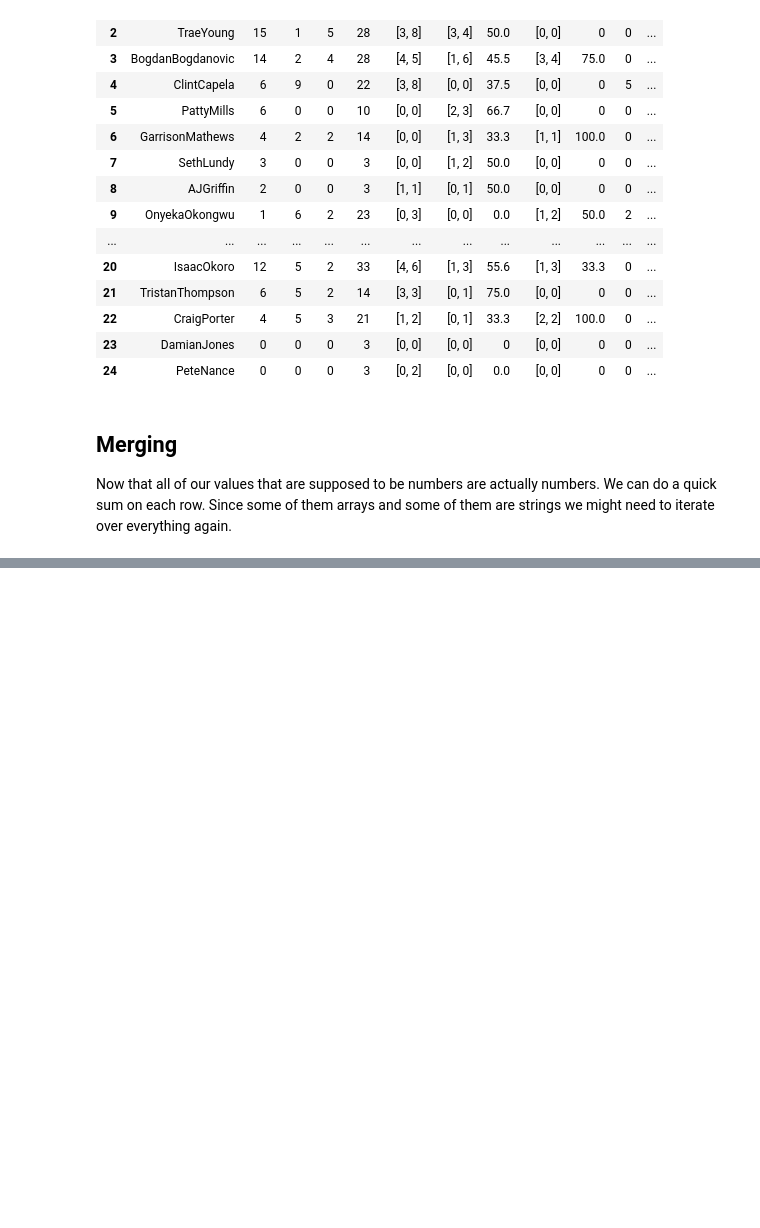
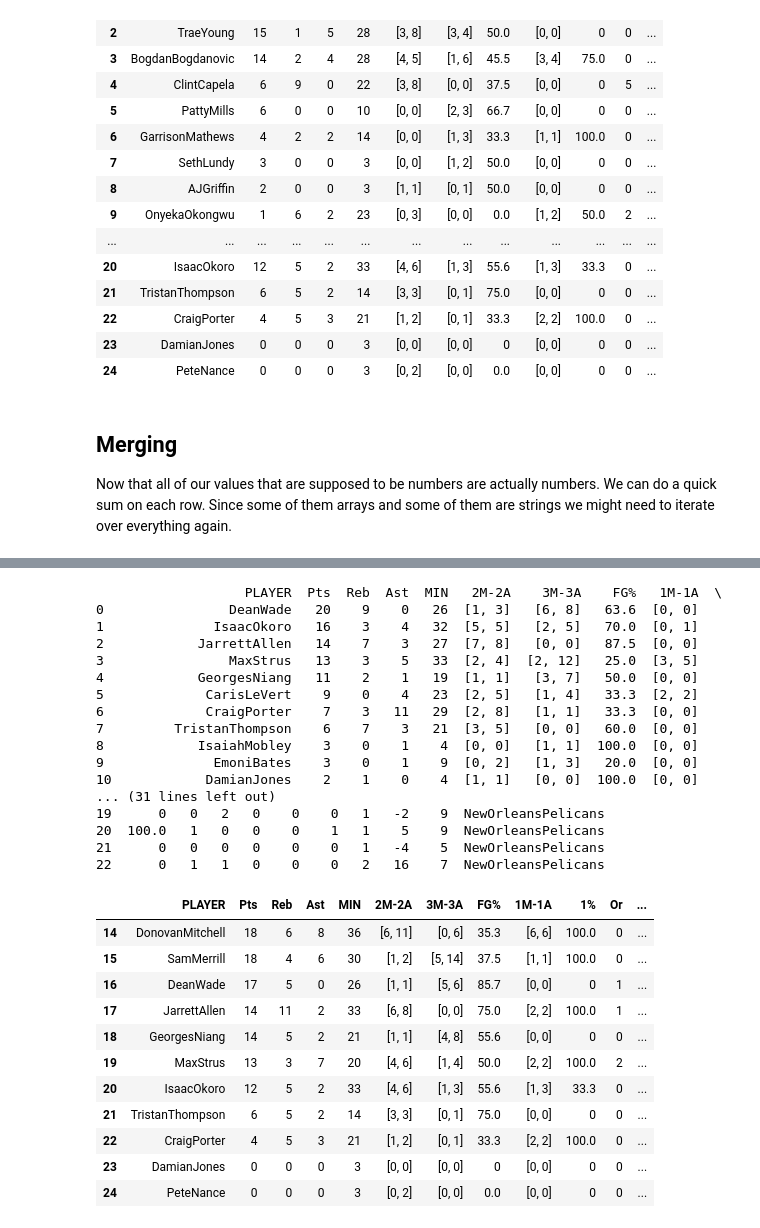
Before and after one commit to flannelmonke/HoopsForecast_Pro, a Jupyter notebook: 2_Data_Preprocessing/Schema_Making.ipynb, the cells around one changed output, grey strips where cells are left out. Cells and saved outputs as stored; diff of their text form; code cells hidden in the pictures; blank space fills up the shorter version.

```diff
--- a/2_Data_Preprocessing/Schema_Making.ipynb
+++ b/2_Data_Preprocessing/Schema_Making.ipynb
@@ -249,0 +296,33 @@ KeyError: 9
+# %%
+def combine(total_df, list_of_df: list[pd.DataFrame]) -> pd.DataFrame:
+    total_df['Games Recorded'] += 1
+    for team in list_of_df:
+        print(team)
+        for index, row in team.iterrows():
+            if is_present(team.at[index, 'PLAYER'], total_df):
+                total_df.at[index, 'Pts'] = total_df.at[index, 'Pts'] + team.at[index, 'Pts']
+                total_df.at[index, 'Reb'] = total_df.at[index, 'Reb'] + team.at[index, 'Reb']
+
+                total_df.at[index, 'Ast'] = total_df.at[index, 'Ast'] + team.at[index, 'Ast']
+                total_df.at[index, 'Stl'] = total_df.at[index, 'Stl'] + team.at[index, 'Stl']
+
+
+                total_df.at[index, 'Blk'] = total_df.at[index, 'Blk'] + team.at[index, 'Blk']
+                total_df.at[index, 'MIN'] = total_df.at[index, 'MIN'] + team.at[index, 'MIN']
+
+                total_df.at[index, '2M-2A'] = sum_array(total_df.at[index, '2M-2A'], team.at[index, '2M-2A'])
+                total_df.at[index, '3M-3A'] = sum_array(total_df.at[index, '3M-3A'], team.at[index, '3M-3A'])
+
+                total_df.at[index, '1M-1A'] = sum_array(total_df.at[index, '1M-1A'], team.at[index, '1M-1A'])
+                total_df.at[index, 'FG%'] = (total_df.at[index, 'FG%'] + team.at[index, 'FG%']) / 2
+
+                total_df.at[index, '1%'] = (total_df.at[index, '1%'] + team.at[index, '1%']) / 2
+                total_df.at[index, 'To'] = total_df.at[index, 'To'] + team.at[index, 'To']
+
+                total_df.at[index, 'Or'] = total_df.at[index, 'Or'] + team.at[index, 'Or']
+                total_df.at[index, 'Dr'] = total_df.at[index, 'Dr'] + team.at[index, 'Dr']
+
+                total_df.at[index, '+/-'] = total_df.at[index, '+/-'] + team.at[index, '+/-']
+                total_df.at[index, 'Eff'] = total_df.at[index, 'Eff'] + team.at[index, 'Eff']
+
+    return total_df
@@ -249,0 +346,33 @@ KeyError: 9
+# %%
+Clv_Total = combine(Clv_Total, [player_df_clv])
+Clv_Total
+# %% [output]
+                   PLAYER  Pts  Reb  Ast  MIN   2M-2A    3M-3A    FG%   1M-1A  \
+0                DeanWade   20    9    0   26  [1, 3]   [6, 8]   63.6  [0, 0]
+1              IsaacOkoro   16    3    4   32  [5, 5]   [2, 5]   70.0  [0, 1]
+2            JarrettAllen   14    7    3   27  [7, 8]   [0, 0]   87.5  [0, 0]
+3                MaxStrus   13    3    5   33  [2, 4]  [2, 12]   25.0  [3, 5]
+4            GeorgesNiang   11    2    1   19  [1, 1]   [3, 7]   50.0  [0, 0]
+5             CarisLeVert    9    0    4   23  [2, 5]   [1, 4]   33.3  [2, 2]
+6             CraigPorter    7    3   11   29  [2, 8]   [1, 1]   33.3  [0, 0]
+7         TristanThompson    6    7    3   21  [3, 5]   [0, 0]   60.0  [0, 0]
+8            IsaiahMobley    3    0    1    4  [0, 0]   [1, 1]  100.0  [0, 0]
+9              EmoniBates    3    0    1    9  [0, 2]   [1, 3]   20.0  [0, 0]
+10            DamianJones    2    1    0    4  [1, 1]   [0, 0]  100.0  [0, 0]
+... (31 lines left out)
+19      0   0   2   0    0    0   1   -2    9  NewOrleansPelicans
+20  100.0   1   0   0    0    1   1    5    9  NewOrleansPelicans
+21      0   0   0   0    0    0   1   -4    5  NewOrleansPelicans
+22      0   1   1   0    0    0   2   16    7  NewOrleansPelicans
+|  | PLAYER | Pts | Reb | Ast | MIN | 2M-2A | 3M-3A | FG% | 1M-1A | 1% | Or | ... |
+| 14 | DonovanMitchell | 18 | 6 | 8 | 36 | [6, 11] | [0, 6] | 35.3 | [6, 6] | 100.0 | 0 | ... |
+| 15 | SamMerrill | 18 | 4 | 6 | 30 | [1, 2] | [5, 14] | 37.5 | [1, 1] | 100.0 | 0 | ... |
+| 16 | DeanWade | 17 | 5 | 0 | 26 | [1, 1] | [5, 6] | 85.7 | [0, 0] | 0 | 1 | ... |
+| 17 | JarrettAllen | 14 | 11 | 2 | 33 | [6, 8] | [0, 0] | 75.0 | [2, 2] | 100.0 | 1 | ... |
+| 18 | GeorgesNiang | 14 | 5 | 2 | 21 | [1, 1] | [4, 8] | 55.6 | [0, 0] | 0 | 0 | ... |
+| 19 | MaxStrus | 13 | 3 | 7 | 20 | [4, 6] | [1, 4] | 50.0 | [2, 2] | 100.0 | 2 | ... |
+| 20 | IsaacOkoro | 12 | 5 | 2 | 33 | [4, 6] | [1, 3] | 55.6 | [1, 3] | 33.3 | 0 | ... |
+| 21 | TristanThompson | 6 | 5 | 2 | 14 | [3, 3] | [0, 1] | 75.0 | [0, 0] | 0 | 0 | ... |
+| 22 | CraigPorter | 4 | 5 | 3 | 21 | [1, 2] | [0, 1] | 33.3 | [2, 2] | 100.0 | 0 | ... |
+| 23 | DamianJones | 0 | 0 | 0 | 3 | [0, 0] | [0, 0] | 0 | [0, 0] | 0 | 0 | ... |
+| 24 | PeteNance | 0 | 0 | 0 | 3 | [0, 2] | [0, 0] | 0.0 | [0, 0] | 0 | 0 | ... |
```
Also changed, not shown: parts of 8 cells of this notebook, 1 other file.
